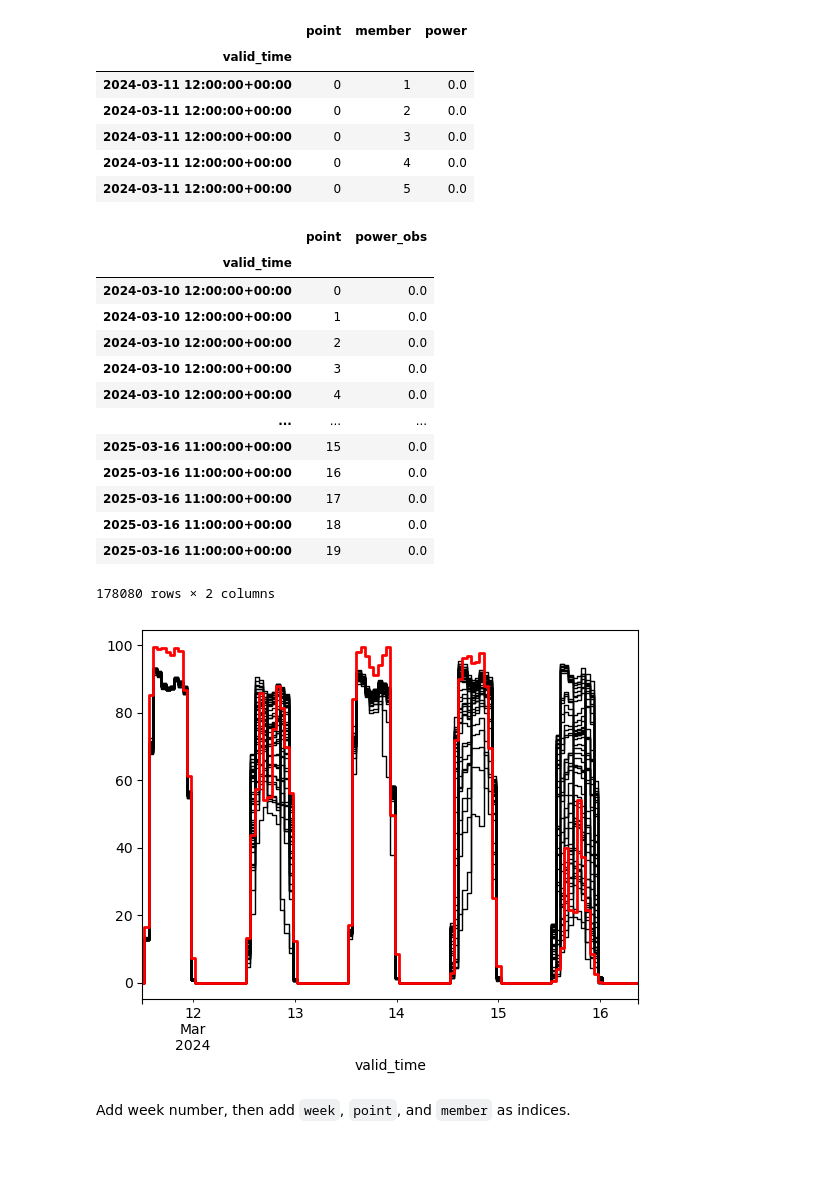
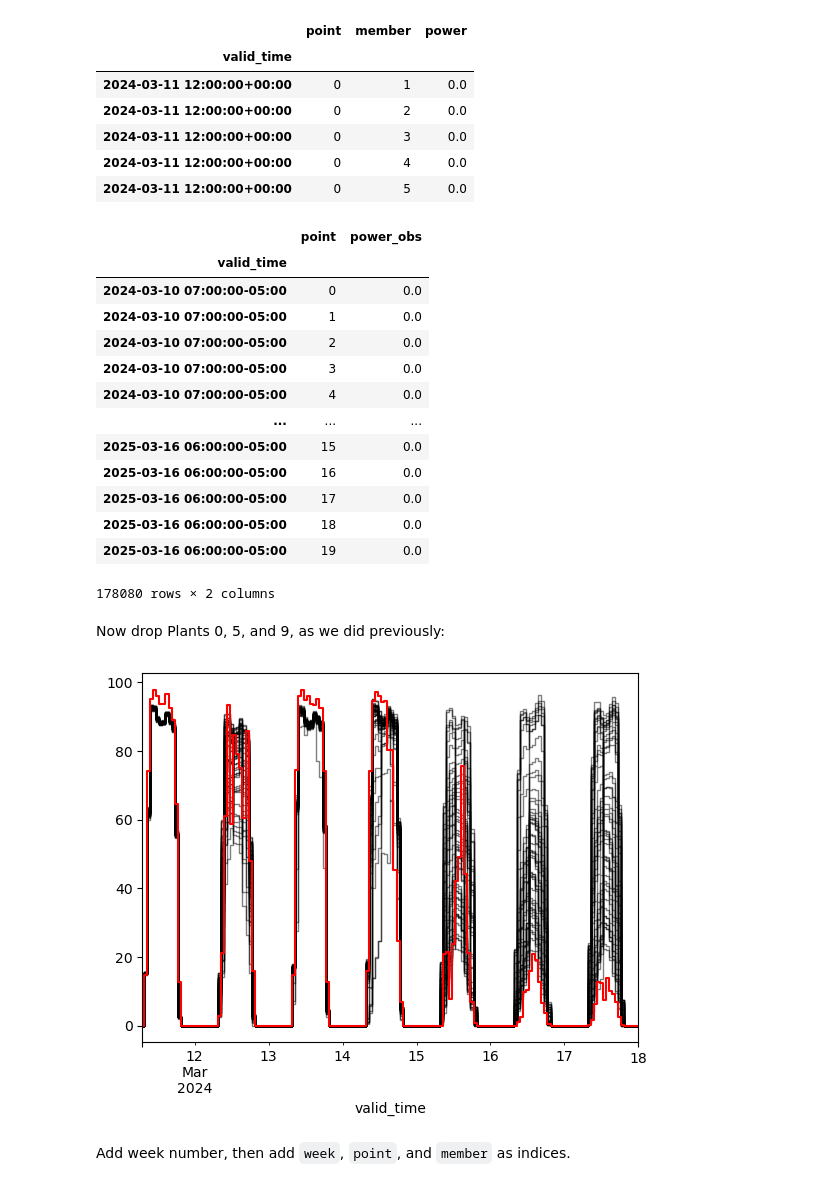
Before and after one commit to williamhobbs/PVSC-2025-daily-energy-forecaster, a Jupyter notebook: 05_Ensemble_Analysis.ipynb, the cells around one changed output. Saved outputs shown, nothing was run; the diff lists cells and outputs as text; code cells hidden in the pictures; blank space fills up the shorter version.

```diff
--- a/05_Ensemble_Analysis.ipynb
+++ b/05_Ensemble_Analysis.ipynb
@@ -112,34 +112,46 @@ power_obs_all = (hsl
                                   0: 'power_obs'})
                  .set_index(['valid_time']))
 
+# convert to central time
+power_fcasts_ens_all.index = power_fcasts_ens_all.index.tz_convert('Etc/GMT+5')
+power_obs_all.index = power_obs_all.index.tz_convert('Etc/GMT+5')
+
 power_obs_all
 # %% [output]
 |  | point | power_obs |
 | valid_time |  |  |
-| 2024-03-10 12:00:00+00:00 | 0 | 0.0 |
-| 2024-03-10 12:00:00+00:00 | 1 | 0.0 |
-| 2024-03-10 12:00:00+00:00 | 2 | 0.0 |
-| 2024-03-10 12:00:00+00:00 | 3 | 0.0 |
-| 2024-03-10 12:00:00+00:00 | 4 | 0.0 |
+| 2024-03-10 07:00:00-05:00 | 0 | 0.0 |
+| 2024-03-10 07:00:00-05:00 | 1 | 0.0 |
+| 2024-03-10 07:00:00-05:00 | 2 | 0.0 |
+| 2024-03-10 07:00:00-05:00 | 3 | 0.0 |
+| 2024-03-10 07:00:00-05:00 | 4 | 0.0 |
 | ... | ... | ... |
-| 2025-03-16 11:00:00+00:00 | 15 | 0.0 |
-| 2025-03-16 11:00:00+00:00 | 16 | 0.0 |
-| 2025-03-16 11:00:00+00:00 | 17 | 0.0 |
-| 2025-03-16 11:00:00+00:00 | 18 | 0.0 |
-| 2025-03-16 11:00:00+00:00 | 19 | 0.0 |
+| 2025-03-16 06:00:00-05:00 | 15 | 0.0 |
+| 2025-03-16 06:00:00-05:00 | 16 | 0.0 |
+| 2025-03-16 06:00:00-05:00 | 17 | 0.0 |
+| 2025-03-16 06:00:00-05:00 | 18 | 0.0 |
+| 2025-03-16 06:00:00-05:00 | 19 | 0.0 |
 178080 rows × 2 columns
+# %% [markdown]
+Now drop Plants 0, 5, and 9, as we did previously:
+# %%
+drop_list = [0, 5, 9]
+power_obs_all = power_obs_all[~power_obs_all['point'].isin(drop_list)]
+power_fcasts_ens_all = power_fcasts_ens_all[~power_fcasts_ens_all['point'].isin(drop_list)]
+agg_specs_orig_df = agg_specs_orig_df.drop([0, 5, 9], axis=1)
+num_plants = len(agg_specs_orig_df)
 # %%
 member_list = power_fcasts_ens_all['member'].unique()
 
 startidx=0
-endidx=118
+endidx=162
 
-for plant_number in [0]:
+for plant_number in [3]:
     for member in member_list:
-        power_fcasts_ens_all[(power_fcasts_ens_all['member'] == member) & (power_fcasts_ens_all['point'] == plant_number)]['power'][startidx:endidx].plot(label=('ens mem ' + str(member)), drawstyle='steps-mid', color='k', linewidth=1)
-    power_obs_all[power_obs_all['point'] == plant_number]['power_obs'][startidx+24:endidx+24].plot(label=('ens mem ' + str(member)), drawstyle='steps-mid', color='r', linewidth=2)
+        power_fcasts_ens_all[(power_fcasts_ens_all['member'] == member) & (power_fcasts_ens_all['point'] == plant_number)]['power'][startidx:endidx].plot(label=('ens mem ' + str(member)), drawstyle='steps-mid', color='k', linewidth=1, alpha=0.5)
+    power_obs_all[power_obs_all['point'] == plant_number]['power_obs'][startidx+24:endidx+24].plot(label=('ens mem ' + str(member)), drawstyle='steps-mid', color='r', linewidth=1.5)
 # %% [output]
-[figure, old version]
+[figure, new version]
 # %% [markdown]
 Add week number, then add `week`, `point`, and `member` as indices.
 # %%
```
Also changed, not shown: parts of 28 cells of this notebook.
